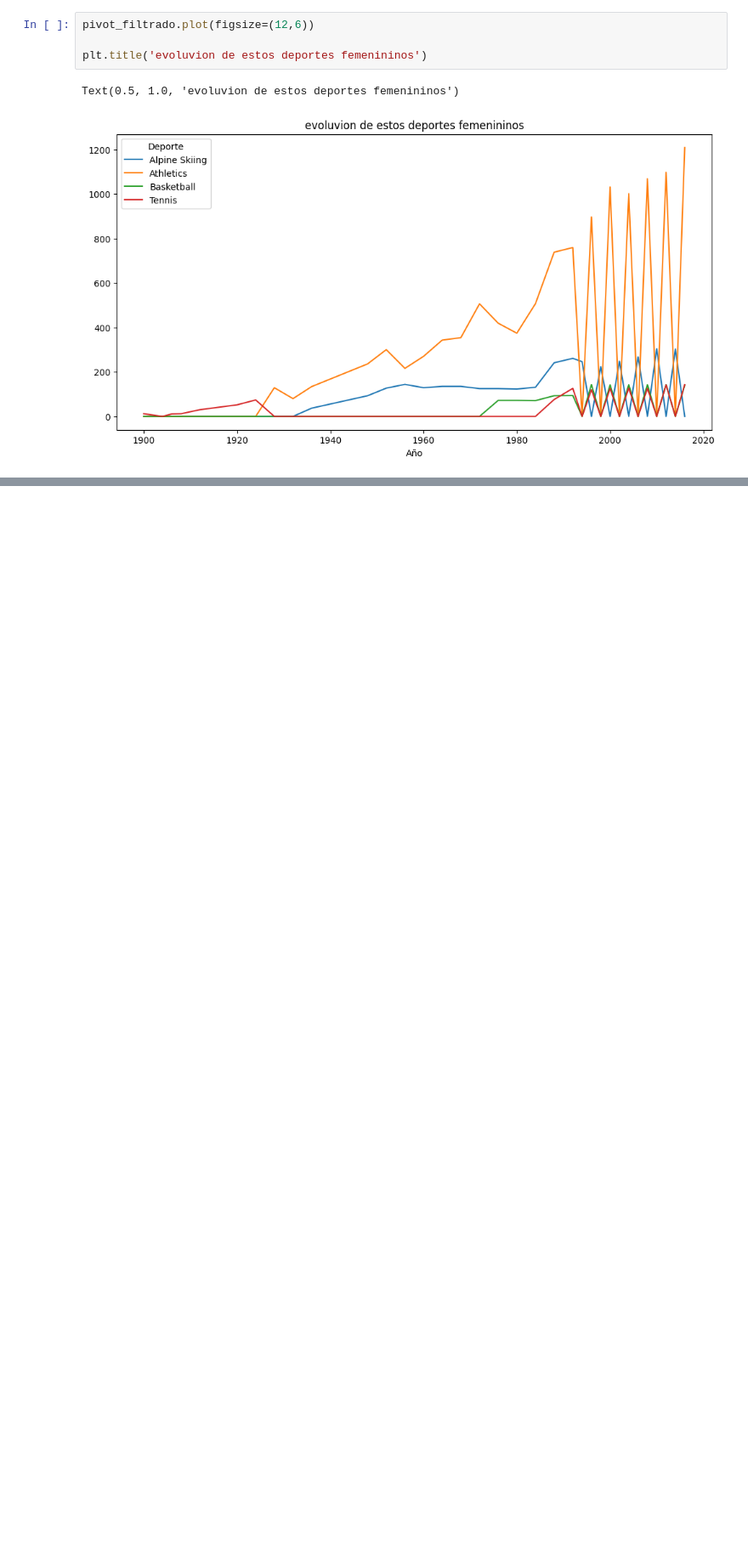
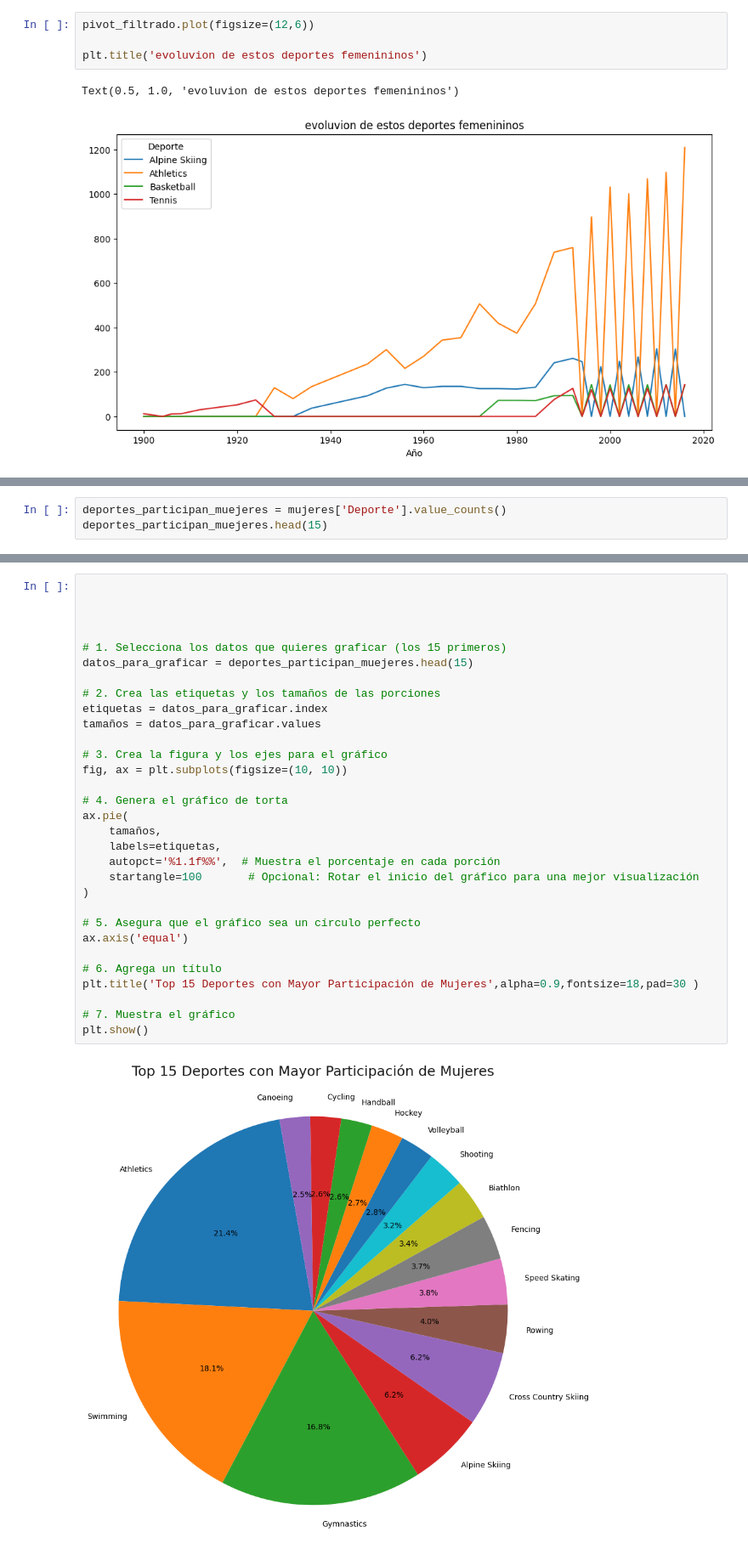
Before and after one commit to Juan-buelvas/Analisis-de-los-juegos-olimpicos, a Jupyter notebook: code.ipynb, the cells around one changed output, grey strips where cells are left out. Shown at 85% size. Saved outputs shown, nothing was run; the diff lists cells and outputs as text; blank space fills up the shorter version.

Commit message:
Primer commit

```diff
--- a/code.ipynb
+++ b/code.ipynb
@@ -926,0 +1268,3 @@ pivot_filtrado.plot(kind='bar', stacked=True, figsize=(12, 6), colormap='tab10')
+# %%
+deportes_participan_muejeres = mujeres['Deporte'].value_counts()
+deportes_participan_muejeres.head(15)
@@ -926,0 +1289,33 @@ pivot_filtrado.plot(kind='bar', stacked=True, figsize=(12, 6), colormap='tab10')
+# %%
+
+
+
+
+# 1. Selecciona los datos que quieres graficar (los 15 primeros)
+datos_para_graficar = deportes_participan_muejeres.head(15)
+
+# 2. Crea las etiquetas y los tamaños de las porciones
+etiquetas = datos_para_graficar.index
+tamaños = datos_para_graficar.values
+
+# 3. Crea la figura y los ejes para el gráfico
+fig, ax = plt.subplots(figsize=(10, 10))
+
+# 4. Genera el gráfico de torta
+ax.pie(
+    tamaños,
+    labels=etiquetas,
+    autopct='%1.1f%%',  # Muestra el porcentaje en cada porción
+    startangle=100       # Opcional: Rotar el inicio del gráfico para una mejor visualización
+)
+
+# 5. Asegura que el gráfico sea un círculo perfecto
+ax.axis('equal')
+
+# 6. Agrega un título
+plt.title('Top 15 Deportes con Mayor Participación de Mujeres',alpha=0.9,fontsize=18,pad=30 )
+
+# 7. Muestra el gráfico
+plt.show()
+# %% [output]
+[figure, added]
```
Also changed, not shown: parts of 50 cells of this notebook.
